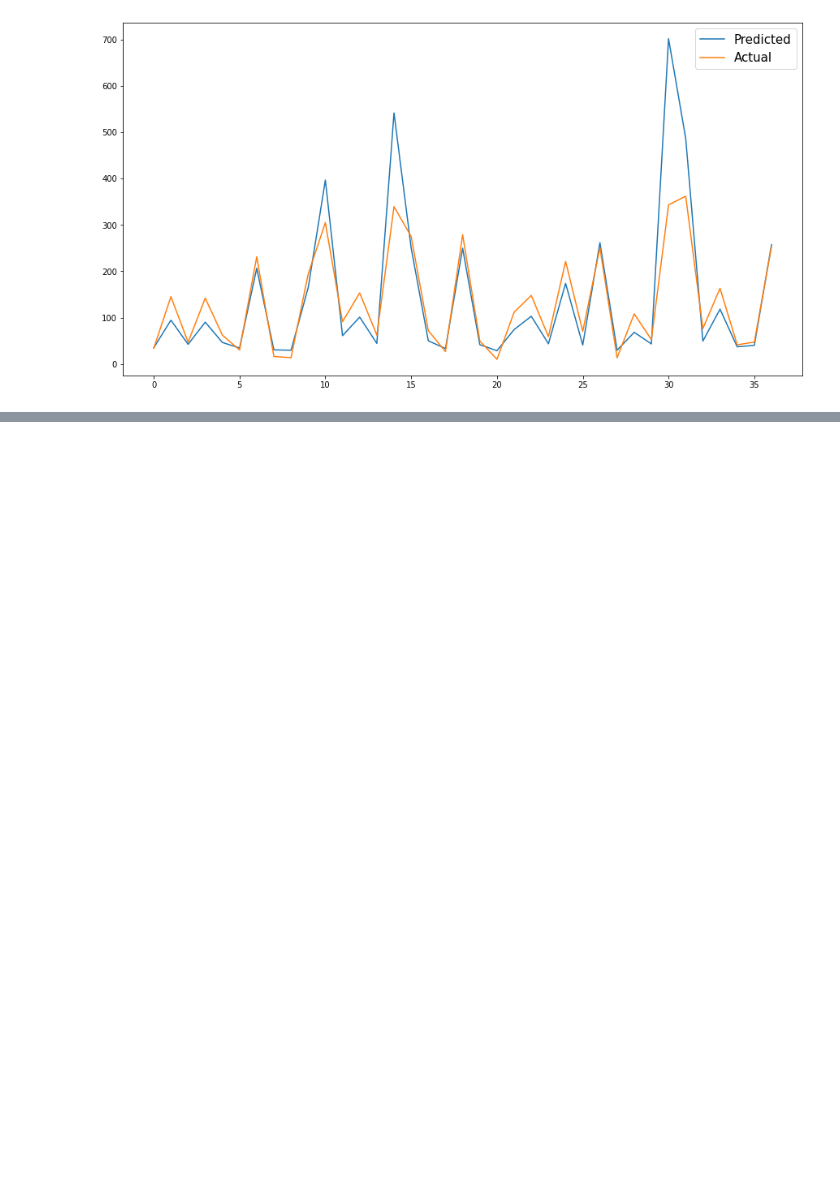
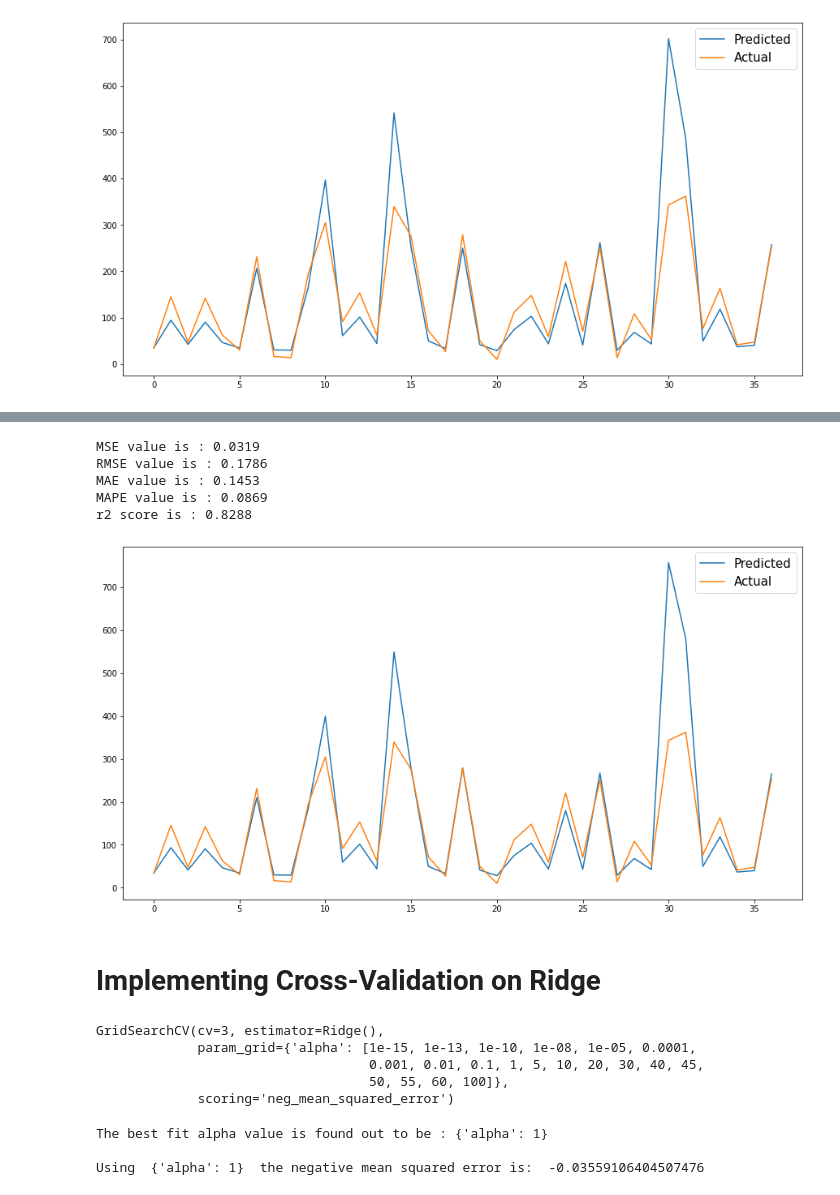
Before and after one commit to Kaushaljha488/-Kaushal-Yes-Bank-Stock-Closing-Price-Prediction, a Jupyter notebook: Kaushal_Yes_Bank_Stock_Closing_Price_Prediction.ipynb, the cells around one changed output, grey strips where cells are left out. Drawn from its saved outputs; the diff is of its cells as text; code cells hidden in the pictures; blank space fills up the shorter version.

Commit message:
Implementing Ridge Regression and Cross Validation

```diff
--- a/Kaushal_Yes_Bank_Stock_Closing_Price_Prediction.ipynb
+++ b/Kaushal_Yes_Bank_Stock_Closing_Price_Prediction.ipynb
@@ -628,0 +642,5 @@ plt.show()
+# %%
+#Implementing Ridge Regression
+from sklearn.linear_model import Ridge
+ridge=Ridge(alpha=0.1)
+ridge.fit(X_train,y_train)
@@ -628,0 +654,4 @@ plt.show()
+# %%
+#Prediction
+y_ridge_pred=ridge.predict(X_test)
+y_ridge_pred
@@ -628,0 +667,44 @@ plt.show()
+# %%
+#Checking the test performance of Ridge Regression Using Evaluation MAtrics
+print("MSE value is :",round(mean_squared_error(y_test, y_ridge_pred), 4))
+print("RMSE value is :",round(math.sqrt(mean_squared_error(y_test, y_ridge_pred)),4))
+print("MAE value is :",round(mean_absolute_error(y_test, y_ridge_pred),4))
+print("MAPE value is :",round(mean_absolute_percentage_error(y_test, y_ridge_pred),4))
+print("r2 score is :",round(r2_score(y_test, y_ridge_pred), 4))
+# %% [output]
+MSE value is : 0.0319
+RMSE value is : 0.1786
+MAE value is : 0.1453
+MAPE value is : 0.0869
+r2 score is : 0.8288
+# %%
+#Plotting Actual vs Predicted for Ridge Regression
+plt.figure(figsize=(15,8))
+plt.plot(10**y_ridge_pred)
+plt.plot(10**(np.array(y_test)))
+plt.legend(['Predicted','Actual'],fontsize=15)
+plt.show()
+# %% [output]
+[figure, added]
+# %% [markdown]
+# **Implementing Cross-Validation on Ridge**
+# %%
+#CrossValidation
+#Hyperparameter of Tunning
+ridge = Ridge()
+parameters = {'alpha': [1e-15, 1e-13, 1e-10, 1e-8, 1e-5, 1e-4, 1e-3, 1e-2, 1e-1, 1, 5, 10, 20, 30, 40, 45, 50, 55, 60, 100]}
+ridge_regressor = GridSearchCV(ridge, parameters, scoring = 'neg_mean_squared_error', cv=3)
+ridge_regressor.fit(X_train, y_train)
+# %% [output]
+GridSearchCV(cv=3, estimator=Ridge(),
+             param_grid={'alpha': [1e-15, 1e-13, 1e-10, 1e-08, 1e-05, 0.0001,
+                                   0.001, 0.01, 0.1, 1, 5, 10, 20, 30, 40, 45,
+                                   50, 55, 60, 100]},
+             scoring='neg_mean_squared_error')
+# %%
+print("The best fit alpha value is found out to be :",ridge_regressor.best_params_)
+print("\nUsing ",ridge_regressor.best_params_, " the negative mean squared error is: ", ridge_regressor.best_score_)
+# %% [output]
+The best fit alpha value is found out to be : {'alpha': 1}
+
+Using  {'alpha': 1}  the negative mean squared error is:  -0.03559106404507476
```
Also changed, not shown: parts of 8 cells of this notebook.
